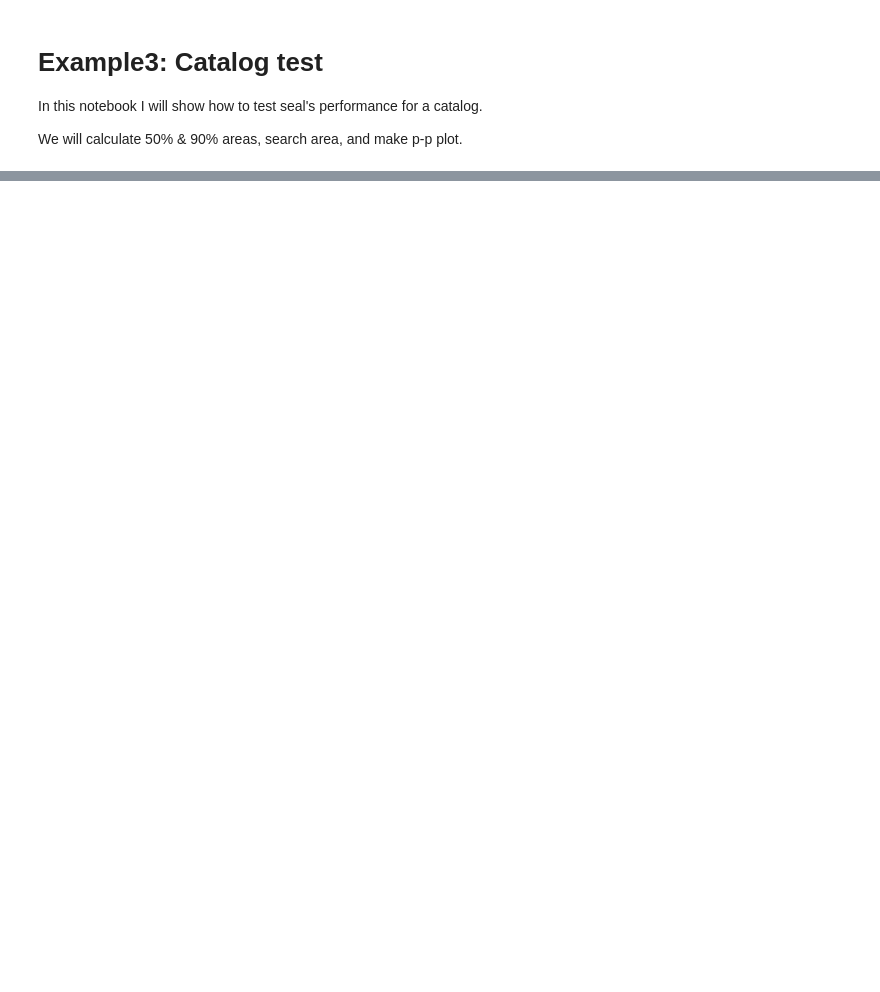
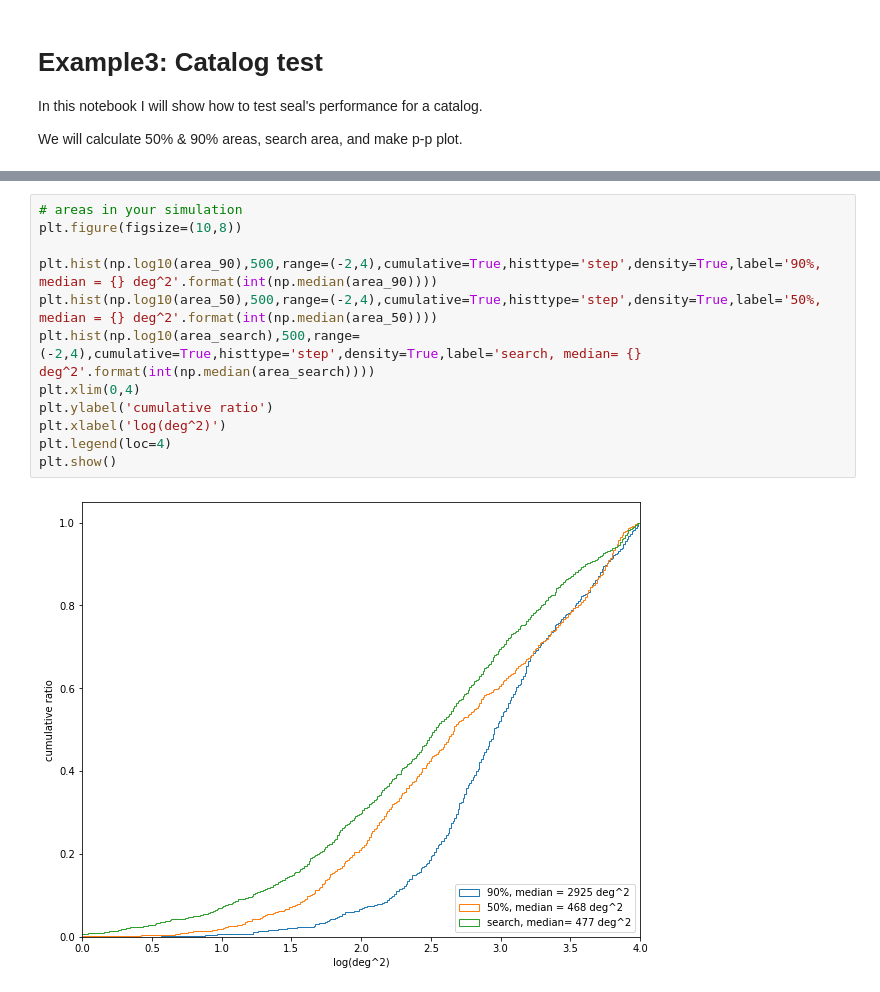
Before and after one commit to MarinerQ/SealGW, a Jupyter notebook: examples/example3-catalog_test.ipynb, the cells around one changed output, grey strips where cells are left out. Saved outputs shown, nothing was run; the diff lists cells and outputs as text; blank space fills up the shorter version.

```diff
--- a/examples/example3-catalog_test.ipynb
+++ b/examples/example3-catalog_test.ipynb
@@ -73,0 +95,14 @@ array([[9.12122866e+00, 4.79912041e+03, 2.28005397e+04, 1.42344202e+04,
+# %%
+# areas in your simulation
+plt.figure(figsize=(10,8))
+
+plt.hist(np.log10(area_90),500,range=(-2,4),cumulative=True,histtype='step',density=True,label='90%, median = {} deg^2'.format(int(np.median(area_90))))
+plt.hist(np.log10(area_50),500,range=(-2,4),cumulative=True,histtype='step',density=True,label='50%, median = {} deg^2'.format(int(np.median(area_50))))
+plt.hist(np.log10(area_search),500,range=(-2,4),cumulative=True,histtype='step',density=True,label='search, median= {} deg^2'.format(int(np.median(area_search))))
+plt.xlim(0,4)
+plt.ylabel('cumulative ratio')
+plt.xlabel('log(deg^2)')
+plt.legend(loc=4)
+plt.show()
+# %% [output]
+[figure, added]
```
Also changed, not shown: parts of 7 cells of this notebook, 19 other files.
